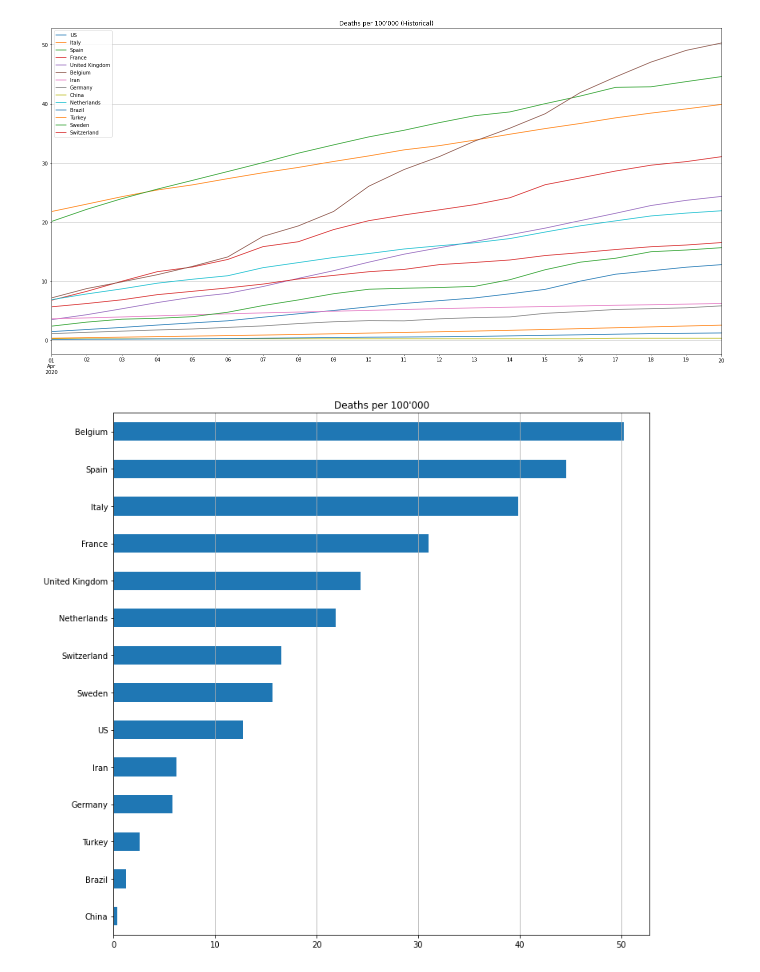
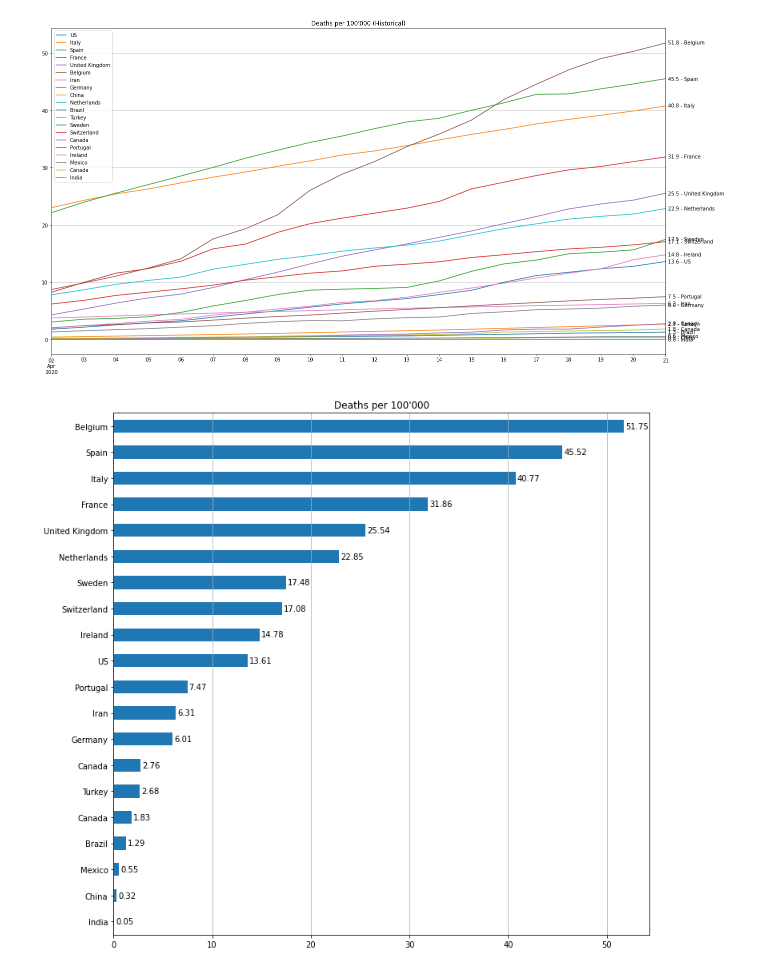
Before and after one commit to willharris/coronastats, a Jupyter notebook: coronastats.ipynb, the cells around one changed output. Cells and saved outputs as stored; diff of their text form; code cells hidden in the pictures.

Commit message:
Annotations and death plots changes.
- Added annotations for all charts
- Use the "top 20" countries for the deaths stats, rather than just those with more than CH

```diff
--- a/coronastats.ipynb
+++ b/coronastats.ipynb
@@ -30,5 +31,9 @@ if num_days:
     cases_trim = cases_trim.iloc[-num_days:, :]
 
 cases_trim.index = pandas.to_datetime(cases_trim.index)
-cases_plot = cases_trim.plot(title="Confirmed Cases", figsize=(24, 12), grid=True)
+cases_plot = cases_trim.plot(title="Confirmed Cases", figsize=(22, 12), grid=True)
+
+last_row = cases_trim.iloc[-1:, :]
+for k, v in last_row.items():
+    cases_plot.annotate("%d - %s" % (v[0], v.name), (last_row.index[0], v[0]), xytext=(5, -3), textcoords="offset points")
 # %% [output]
@@ -40,10 +45,9 @@ if num_days:
     deaths_trim = deaths_trim.iloc[-num_days:, :]
 
 deaths_trim.index = pandas.to_datetime(deaths_trim.index)
-deaths_plot = deaths_trim.plot(title="Confirmed Deaths", figsize=(24, 12), grid=True)
+deaths_plot = deaths_trim.plot(title="Confirmed Deaths", figsize=(22, 12), grid=True)
 
-# TODO Figure out how to annotate the lines to see the final values
-# for k, v in deaths_idx.iterrows():
-#     print("Key: %s  Val: %s" % (k, v[-1]))
-#     ax.annotate("blah blah", (-10, v[-1] / 10))
+last_row = deaths_trim.iloc[-1:, :]
+for k, v in last_row.items():
+    deaths_plot.annotate("%d - %s" % (v[0], v.name), (last_row.index[0], v[0]), xytext=(5, -3), textcoords="offset points")
 # %% [output]
@@ -54,16 +58,26 @@ dpm = pandas.DataFrame()
 for k, v in deaths_trim.items():
     pop = int(countries[countries["Combined_Key"] == k]["Population"])
     factor = 100000 / pop
-#     print(k, pop, factor)
     series = v.mul(factor)
     dpm = dpm.append(series)
 
-dpm_plot = dpm.T.plot(title="Deaths per 100'000 (Historical)", figsize=(24, 12), grid=True)
+dpm_plot = dpm.T.plot(title="Deaths per 100'000 (Historical)", figsize=(22, 12), grid=True)
+
+last_col = dpm.iloc[:, -1:]
+for k, v in last_col.T.items():
+    val = round(v[0], 1)
+    dpm_plot.annotate("%.1f - %s" % (val, v.name), (v.index[0], val), xytext=(5, -3), textcoords="offset points")
 # %% [output]
-[figure, old version]
+[figure, new version]
 # %%
-dpm_today = dpm.iloc[:, -1:].sort_values(by=last_col)
+dpm_today = dpm.iloc[:, -1:].sort_values(by=last_col_name)
 fig = dpm_today.plot.barh(title="Deaths per 100'000", figsize=(12, 12), legend=None)
 fig.grid(axis="x")
+
+i = 0
+for k, v in dpm_today.iterrows():
+    val = round(v[-1], 2)
+    fig.annotate(val, (val, i), xytext=(2, -3), textcoords="offset points")
+    i += 1
 # %% [output]
-[figure, old version]
+[figure, new version]
```
Also changed, not shown: parts of 3 cells of this notebook.
